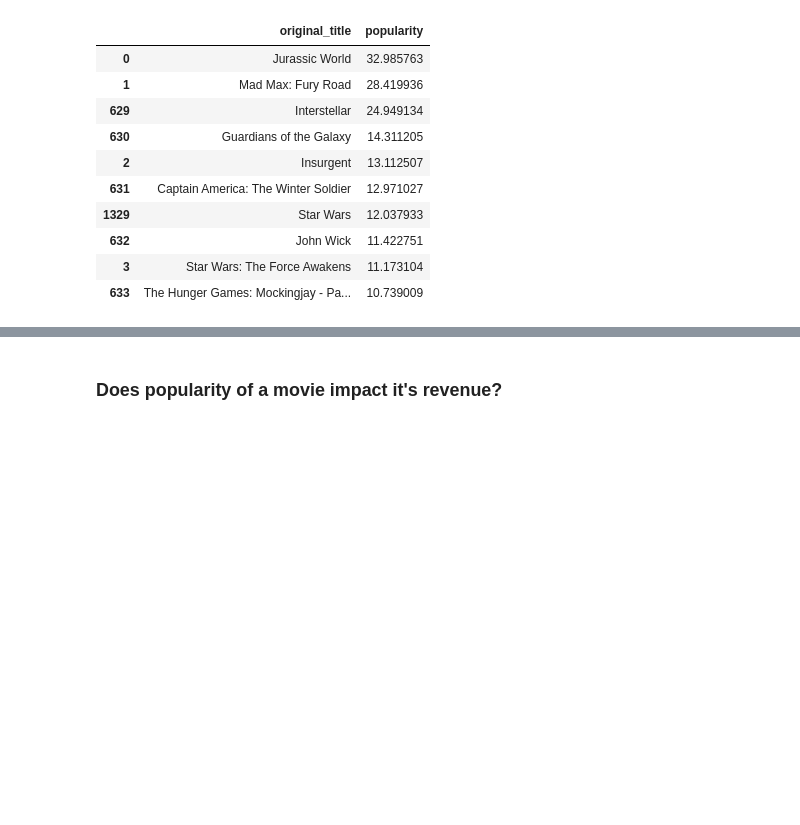
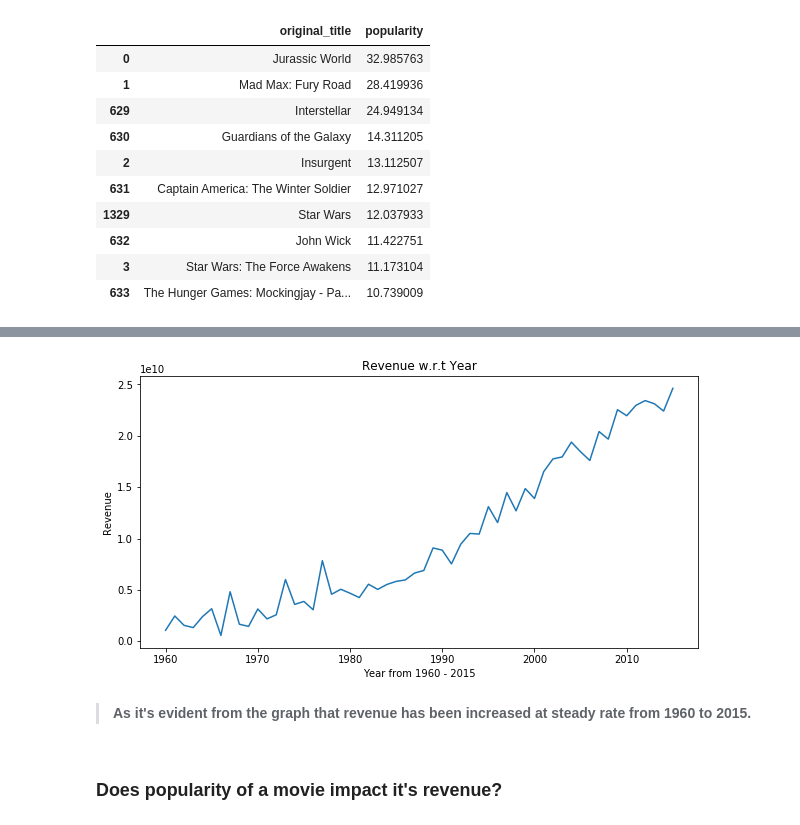
Before and after one commit to amadhabib-ds/DAND02-Investigate-TMDB-Dataset, a Jupyter notebook: Investigate_a_Dataset.ipynb, the cells around one changed output, grey strips where cells are left out. Saved outputs shown, nothing was run; the diff lists cells and outputs as text; code cells hidden in the pictures; blank space fills up the shorter version.

Commit message:
Q5 has been answered

```diff
--- a/Investigate_a_Dataset.ipynb
+++ b/Investigate_a_Dataset.ipynb
@@ -243,0 +229,3 @@ ValueError: shape mismatch: objects cannot be broadcast to a single shape
+# %%
+rev_change=df.groupby('release_year')[['revenue_adj']].sum()
+rev_change
@@ -244,3 +251,14 @@ ValueError: shape mismatch: objects cannot be broadcast to a single shape
+# %%
+plt.figure(figsize=(10,5))
+plt.plot(rev_change)
+plt.xlabel('Year from 1960 - 2015')
+plt.ylabel('Revenue')
+plt.title('Revenue w.r.t Year')
+plt.show()
+# %% [output]
+[figure, added]
+# %% [markdown]
+>**As it's evident from the graph that revenue has been increased at steady rate from 1960 to 2015.**
 # %% [markdown]
 ### Does popularity of a movie impact it's revenue?
 # %% [markdown]
```
Also changed, not shown: parts of 6 cells of this notebook.
